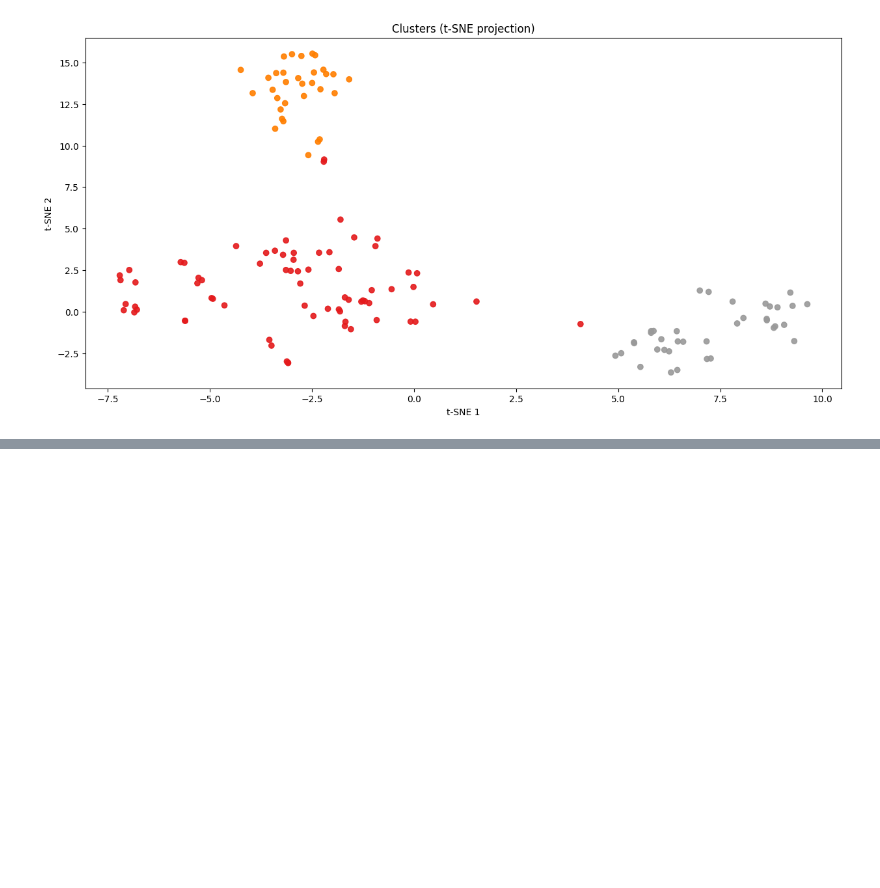
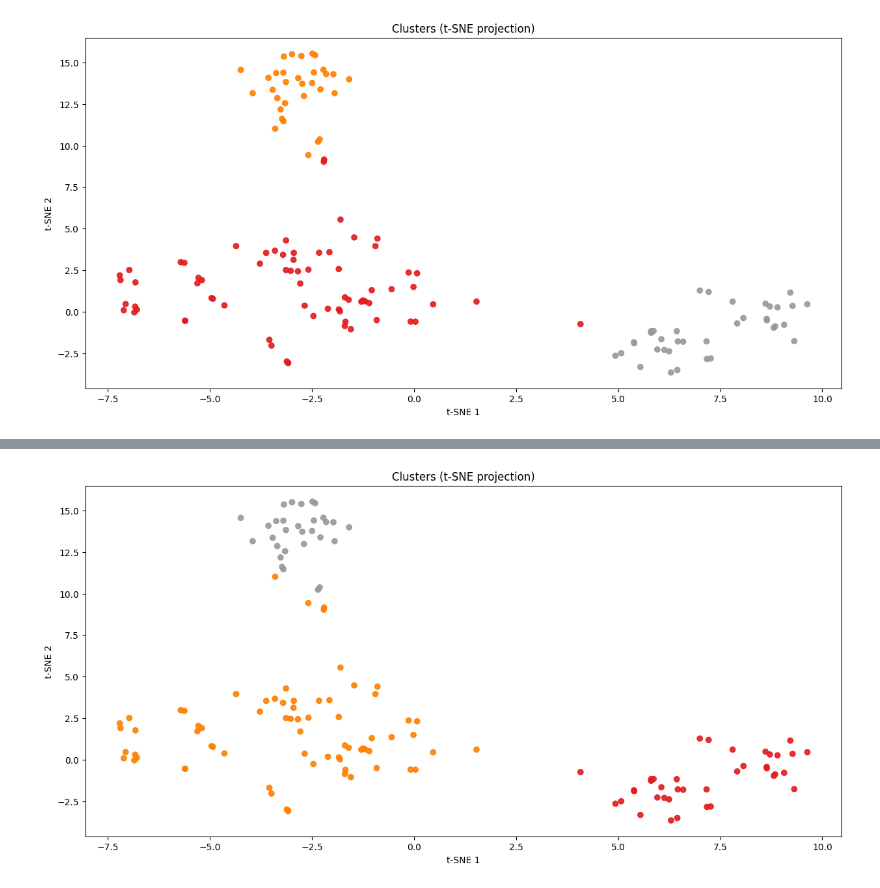
Before and after one commit to PietroMondini/SV-2nd-assignment, a Jupyter notebook: Clustering.ipynb, the cells around one changed output, grey strips where cells are left out. Drawn from its saved outputs; the diff is of its cells as text; code cells hidden in the pictures; blank space fills up the shorter version.

```diff
--- a/Clustering.ipynb
+++ b/Clustering.ipynb
@@ -107,0 +136,15 @@ plt.savefig(r'images/t-SNE.png', transparent=True, bbox_inches='tight')
+# %%
+from sklearn.manifold import TSNE
+
+tsne = TSNE(n_components=2, random_state=42)
+X_tsne = tsne.fit_transform(scaled.drop(columns=['cluster']))
+
+plt.figure(figsize=(15,7))
+plt.scatter(X_tsne[:, 0], X_tsne[:, 1], c=kmeans_labels, cmap='Set1', alpha=0.9)
+plt.xlabel('t-SNE 1')
+plt.ylabel('t-SNE 2')
+plt.title('Clusters (t-SNE projection)')
+
+plt.savefig(r'images/Kmeans_tSNE.png', transparent=True, bbox_inches='tight')
+# %% [output]
+[figure, added]
```
Also changed, not shown: parts of 7 cells of this notebook, 5 other files.
